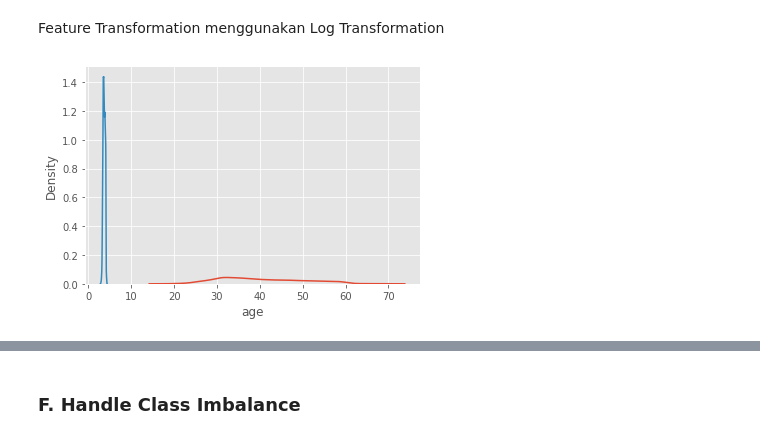
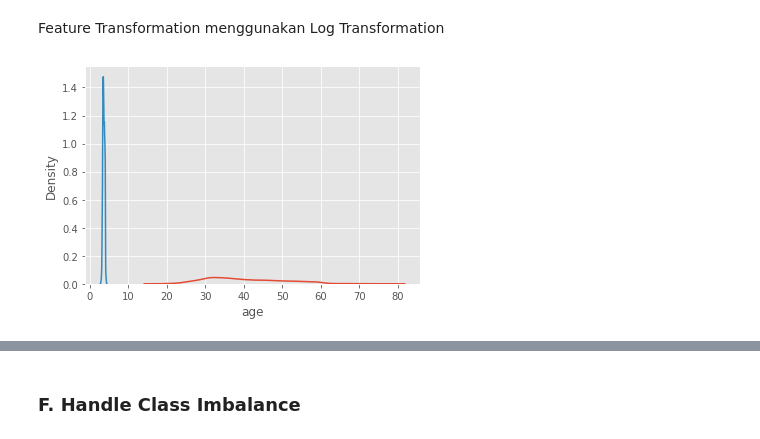
Before and after one commit to ChangCorp/finalproject, a Jupyter notebook: ChangCorp_Stage_2_Version_1.ipynb, the cells around one changed output, grey strips where cells are left out. Saved outputs shown, nothing was run; the diff lists cells and outputs as text; code cells hidden in the pictures.

```diff
--- a/ChangCorp_Stage_2_Version_1.ipynb
+++ b/ChangCorp_Stage_2_Version_1.ipynb
@@ -235,0 +271,3 @@ Jumlah baris setelah memfilter outlier: 28069
+# %%
+le=LabelEncoder()
+df_train['y']=le.fit_transform(df_train['y'])
@@ -236 +291,10 @@ Jumlah baris setelah memfilter outlier: 28069
+# %%
+#applying label encoder on categorical columns
+df_train['n_marital']=le.fit_transform(df_train['marital'])
+df_train['n_education']=le.fit_transform(df_train['education'])
+df_train['n_loan']=le.fit_transform(df_train['loan'])
+df_train['n_contact']=le.fit_transform(df_train['contact'])
+df_train['n_month']=le.fit_transform(df_train['month'])
+df_train['n_poutcome']=le.fit_transform(df_train['poutcome'])
+df_train['n_y']=df_train['y']
 # %%
@@ -244,0 +364,8 @@ df_train.head()
+# %%
+#shows all record whose deposit value is 0
+outcome_zero=df_train[df_train['n_y'] == 0]
+outcome_zero
+
+#shows all record whose deposit value is 1
+outcome_one=df_train[df_train['n_y'] == 1]
+outcome_one
@@ -244,0 +518,3 @@ df_train.head()
+# %%
+df_train_clean = pd.concat([outcome_zero,outcome_one],axis=0)
+df_train_clean
@@ -312,16 +646,16 @@ Feature Transformation menggunakan Log Transformation
 # %%
 # Age
 
 # distribusi age (nilai asli)
-sns.kdeplot(df_train['age'])
+sns.kdeplot(df_train_clean['age'])
 # distribusi age (setelah log transformation)
-sns.kdeplot(np.log(df_train['age']))
+sns.kdeplot(np.log(df_train_clean['age']))
 # transformasi
-df_train['log_age'] = np.log(df_train['age'])
+df_train_clean['log_age'] = np.log(df_train_clean['age'])
 # drop kolom age (nilai asli)
 #df_train_clean = df_train_clean.drop(columns='age')
 # %% [output]
-[figure, old version]
+[figure, new version]
 # %%
 # Day
 
```
Also changed, not shown: parts of 73 cells of this notebook.
